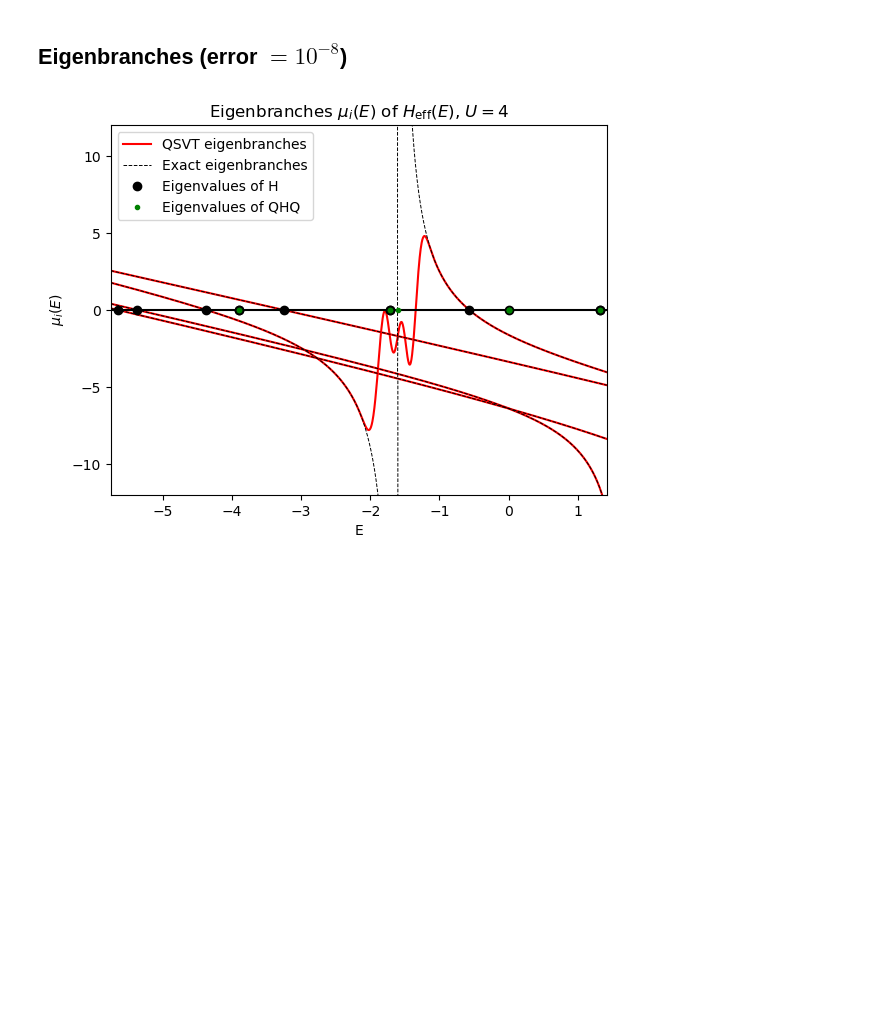
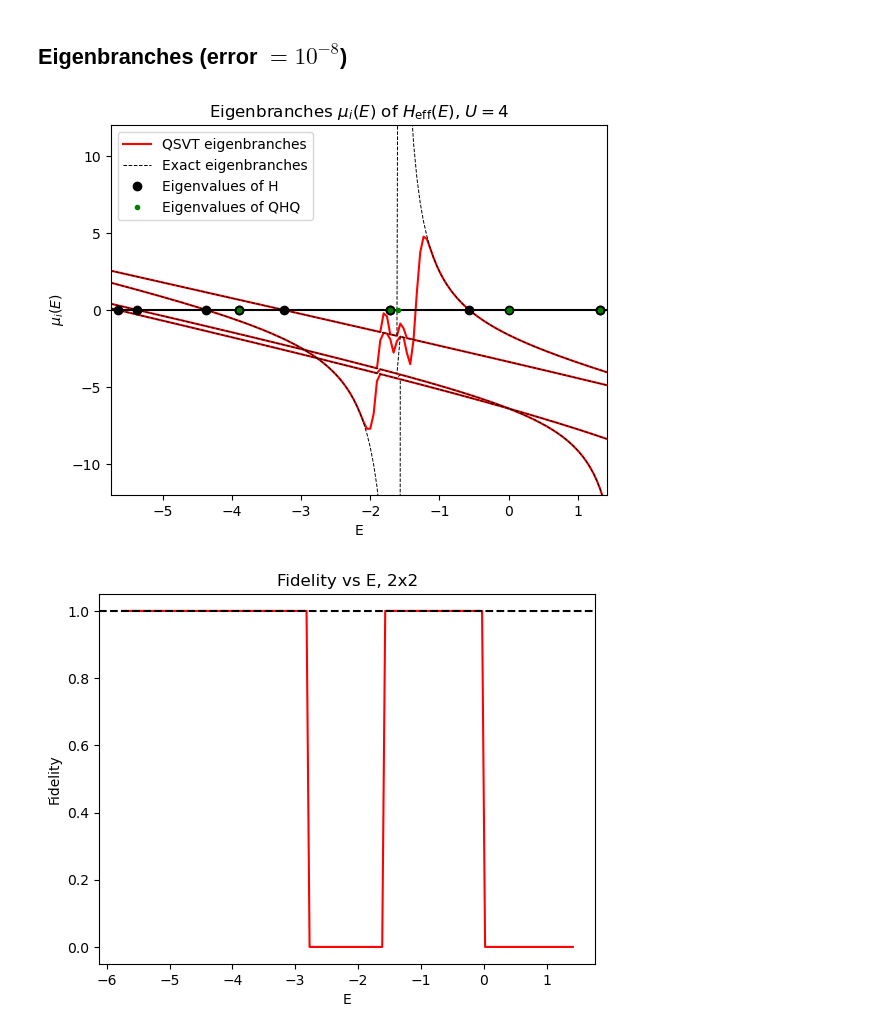
Before and after one commit to b10202037/Schur-complement-QSP, a Jupyter notebook: State_fidelity/Hubbard_2x2_22 U=4 fidelity.ipynb, the cells around one changed output. Drawn from its saved outputs; the diff is of its cells as text; code cells hidden in the pictures; blank space fills up the shorter version.

Commit message:
update fidelity

```diff
--- a/State_fidelity/Hubbard_2x2_22 U=4 fidelity.ipynb
+++ b/State_fidelity/Hubbard_2x2_22 U=4 fidelity.ipynb
@@ -273,22 +273,30 @@ pcoefs = jnp.array([coef[0] for coef in pcoefs])
 poly = Chebyshev(pcoefs)
 # %%
 Xlim = [H_reduced_eigvals[0] - 0.1, H_reduced_eigvals[10] + 0.1]
-N_plot = 1500
+N_plot = 150
 Energy = jnp.linspace(Xlim[0], Xlim[1], N_plot)
 # %%
 Eigenbranches = []
+Eigenbranches_states = []
+
 for En in Energy:
     Schur = Schur_complement_qsp(H=H_reduced, E=En, init_eigvecs=H0_eigvecs_updated, degeneracy_idx=degeneracy_idx, dim=reduced_dim, poly=poly, kappa=kappa)
-    sub_eigvals = jnp.linalg.eigvalsh(Schur)
+    sub_eigvals, sub_eigvecs = jnp.linalg.eigh(Schur)
     Eigenbranches.append(sub_eigvals)
+    Eigenbranches_states.append(sub_eigvecs)
 Eigenbranches = jnp.array(Eigenbranches).T
+Eigenbranches_states = jnp.array(Eigenbranches_states)
 # %%
 ED_Eigenbranches = []
+ED_Eigenbranches_states = []
+
 for En in Energy:
     Schur = Schur_complement(H=H_reduced, E=En, init_eigvecs=H0_eigvecs_updated, degeneracy_idx=degeneracy_idx, dim=reduced_dim)
-    sub_eigvals = jnp.linalg.eigvalsh(Schur)
+    sub_eigvals, sub_eigvecs = jnp.linalg.eigh(Schur)
     ED_Eigenbranches.append(sub_eigvals)
+    ED_Eigenbranches_states.append(sub_eigvecs)
 ED_Eigenbranches = jnp.array(ED_Eigenbranches).T
+ED_Eigenbranches_states = jnp.array(ED_Eigenbranches_states)
 # %%
 fig, ax = plt.subplots()
 
@@ -313,29 +321,27 @@ for i, ED_Eigenbranch in enumerate(ED_Eigenbranches):
         ax.plot(Energy, ED_Eigenbranch, 'black', linestyle='--', lw=0.7)
 ax.axhline(y=0, color='black')
 
-# axins = inset_axes(ax, width="30%", height="35%",
-#                             bbox_to_anchor=(-0.5, -0.05, 1, 1),  # 調整位置 (x, y)
-#                             bbox_transform=ax.transAxes,  # 依據主圖座標
-#                             borderpad=0)  # 設定放大倍率
-
-# for Eigenbranch in Eigenbranches:
-#     axins.plot(Energy, Eigenbranch, 'red')
-
-# for ED_Eigenbranch in ED_Eigenbranches:
-#     axins.plot(Energy, ED_Eigenbranch, 'black', linestyle='--', lw=0.7)
-
-# axins.plot(H_reduced_eigvals, jnp.zeros_like(H_reduced_eigvals), 'o', color='black')
-# axins.plot(QHQ_eigvals, jnp.zeros_like(QHQ_eigvals), 'o', color='green', markersize=3)
-# axins.axhline(y=0, color='black')
-
-# axins.set_xlim(-7.35, -6.7)
-# axins.set_ylim(-0.5, 0.5)
-# mark_inset(ax, axins, loc1=2, loc2=4, fc="none", ec="black", lw=0.7)
-
 ax.plot(H_reduced_eigvals, jnp.zeros_like(H_reduced_eigvals), 'o', color='black', label='Eigenvalues of H')
 ax.plot(QHQ_eigvals, jnp.zeros_like(QHQ_eigvals), 'o', color='green', markersize=3, label='Eigenvalues of QHQ')
 
 ax.legend(loc='upper left')
 plt.show()
 # %% [output]
-[figure, old version]
+[figure, new version]
+# %%
+branches_fidelity_sweep = []
+for i in range(degeneracy_dim):
+    branches_fidelity_sweep.append([jnp.abs(jnp.real(ED_Eigenbranches_states[0, :, i]@ED_Eigenbranches_states[idx, :, i])) for idx in range(len(Energy))])
+# %%
+plt.plot(Energy, branches_fidelity_sweep[0], 'red')
+
+plt.axhline(y=1, color='black', linestyle='--')
+plt.xlabel('E')
+plt.ylabel('Fidelity')
+plt.title(f'Fidelity vs E, {x_dimension}x{y_dimension}')
+# plt.ylim(jnp.min(solved_eigvals) - 0.5, jnp.max(solved_eigvals) + 0.5)
+
+# plt.legend()
+plt.show()
+# %% [output]
+[figure, added]
```
Also changed, not shown: parts of 5 cells of this notebook.
